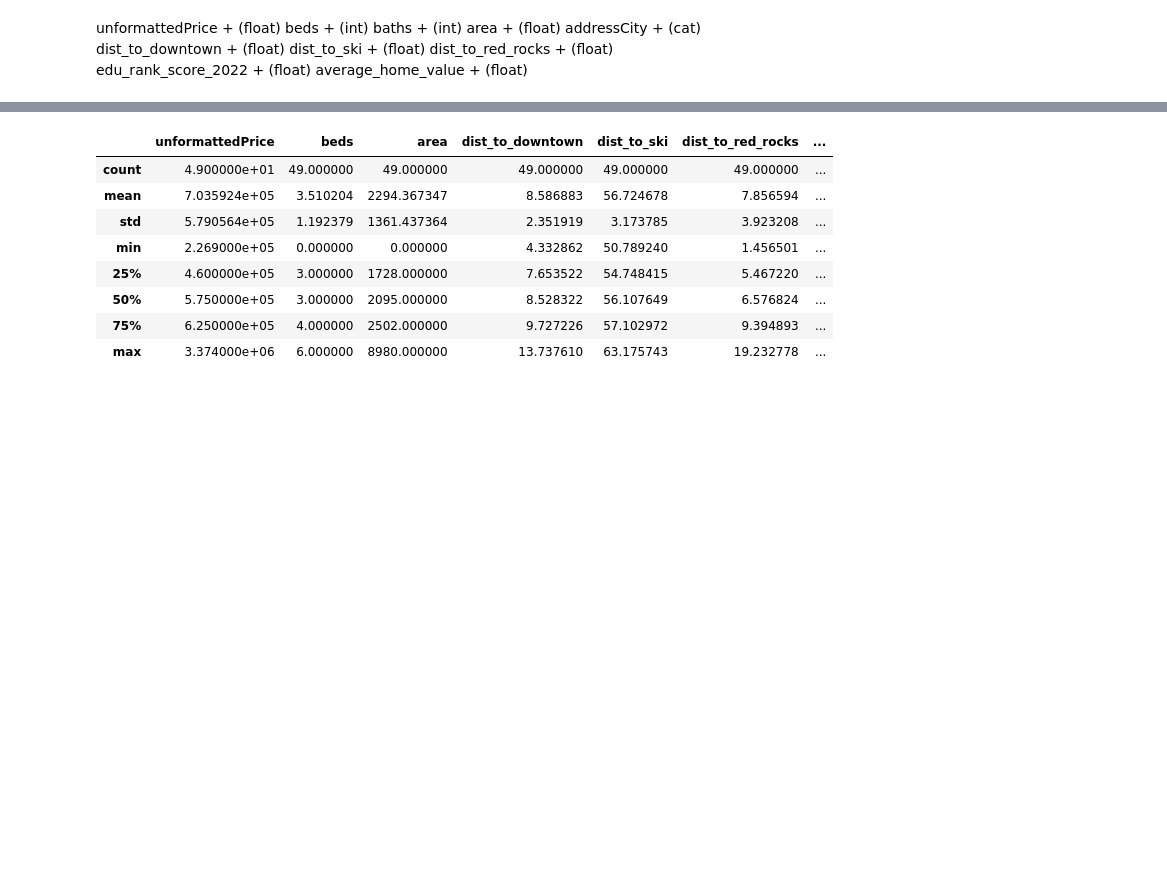
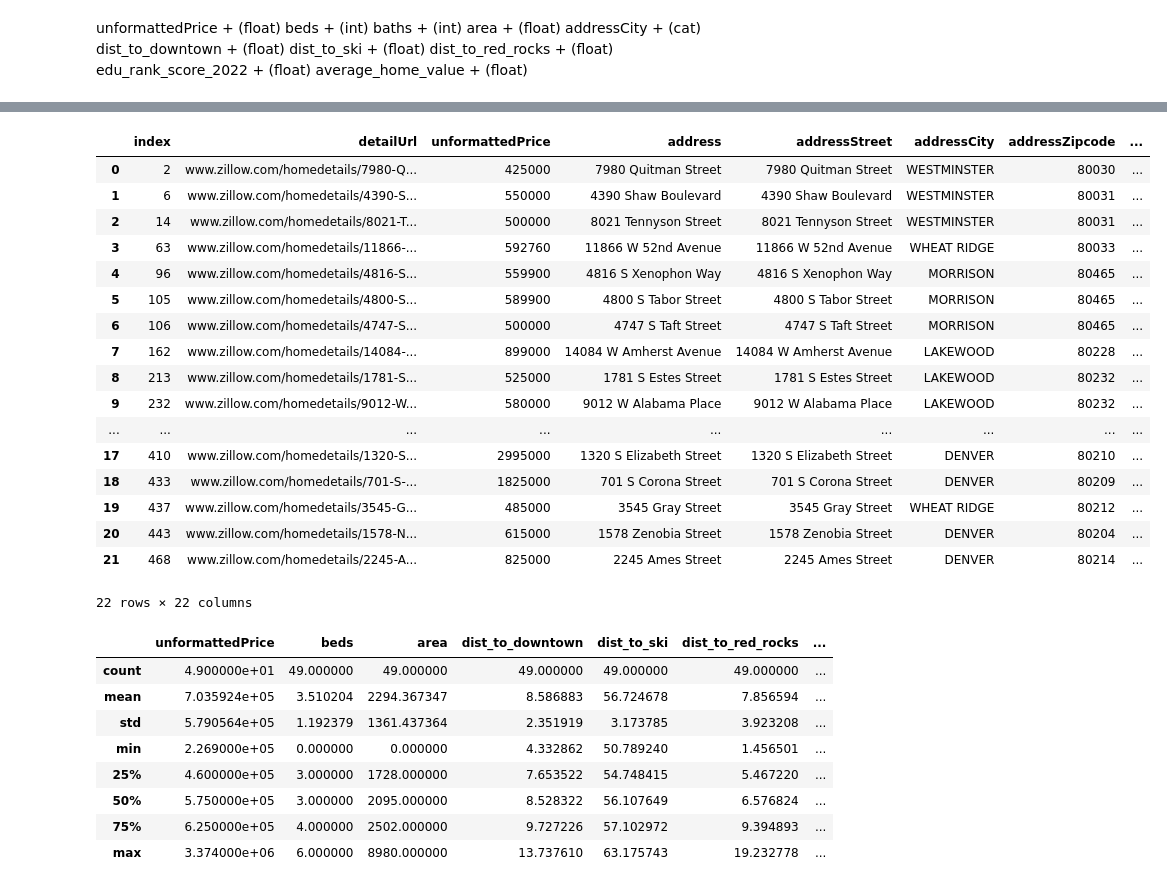
Before and after one commit to hbe2mx/denver_real_estate, a Jupyter notebook: Dev/denver_real_estate.ipynb, the cells around one changed output, grey strips where cells are left out. Saved outputs shown, nothing was run; the diff lists cells and outputs as text; code cells hidden in the pictures; blank space fills up the shorter version.

```diff
--- a/Dev/denver_real_estate.ipynb
+++ b/Dev/denver_real_estate.ipynb
@@ -230,3 +545,33 @@ x = test[['unformattedPrice', 'beds', 'area', 'addressCity',
+# %%
+os.chdir('C:\\Users\\cbarry\\Documents\\03000. Professional Development\\denver_real_estate')
+cursor = sqlite3.connect("denver_real_estate.db")
+df = pd.read_sql_query(
+    f'''
+        SELECT *
+        FROM denver_active_listings
+        WHERE address NOT IN (SELECT address FROM denver_prediction_values)
+    ''', cursor)
+cursor.close()
+df
+# %% [output]
+|  | index | detailUrl | unformattedPrice | address | addressStreet | addressCity | addressZipcode | ... |
+| 0 | 2 | www.zillow.com/homedetails/7980-Q... | 425000 | 7980 Quitman Street | 7980 Quitman Street | WESTMINSTER | 80030 | ... |
+| 1 | 6 | www.zillow.com/homedetails/4390-S... | 550000 | 4390 Shaw Boulevard | 4390 Shaw Boulevard | WESTMINSTER | 80031 | ... |
+| 2 | 14 | www.zillow.com/homedetails/8021-T... | 500000 | 8021 Tennyson Street | 8021 Tennyson Street | WESTMINSTER | 80031 | ... |
+| 3 | 63 | www.zillow.com/homedetails/11866-... | 592760 | 11866 W 52nd Avenue | 11866 W 52nd Avenue | WHEAT RIDGE | 80033 | ... |
+| 4 | 96 | www.zillow.com/homedetails/4816-S... | 559900 | 4816 S Xenophon Way | 4816 S Xenophon Way | MORRISON | 80465 | ... |
+| 5 | 105 | www.zillow.com/homedetails/4800-S... | 589900 | 4800 S Tabor Street | 4800 S Tabor Street | MORRISON | 80465 | ... |
+| 6 | 106 | www.zillow.com/homedetails/4747-S... | 500000 | 4747 S Taft Street | 4747 S Taft Street | MORRISON | 80465 | ... |
+| 7 | 162 | www.zillow.com/homedetails/14084-... | 899000 | 14084 W Amherst Avenue | 14084 W Amherst Avenue | LAKEWOOD | 80228 | ... |
+| 8 | 213 | www.zillow.com/homedetails/1781-S... | 525000 | 1781 S Estes Street | 1781 S Estes Street | LAKEWOOD | 80232 | ... |
+| 9 | 232 | www.zillow.com/homedetails/9012-W... | 580000 | 9012 W Alabama Place | 9012 W Alabama Place | LAKEWOOD | 80232 | ... |
+| ... | ... | ... | ... | ... | ... | ... | ... | ... |
+| 17 | 410 | www.zillow.com/homedetails/1320-S... | 2995000 | 1320 S Elizabeth Street | 1320 S Elizabeth Street | DENVER | 80210 | ... |
+| 18 | 433 | www.zillow.com/homedetails/701-S-... | 1825000 | 701 S Corona Street | 701 S Corona Street | DENVER | 80209 | ... |
+| 19 | 437 | www.zillow.com/homedetails/3545-G... | 485000 | 3545 Gray Street | 3545 Gray Street | WHEAT RIDGE | 80212 | ... |
+| 20 | 443 | www.zillow.com/homedetails/1578-N... | 615000 | 1578 Zenobia Street | 1578 Zenobia Street | DENVER | 80204 | ... |
+| 21 | 468 | www.zillow.com/homedetails/2245-A... | 825000 | 2245 Ames Street | 2245 Ames Street | DENVER | 80214 | ... |
+22 rows × 22 columns
 # %%
 x.describe()
 # %% [output]
```
Also changed, not shown: parts of 18 cells of this notebook, 9 other files.
